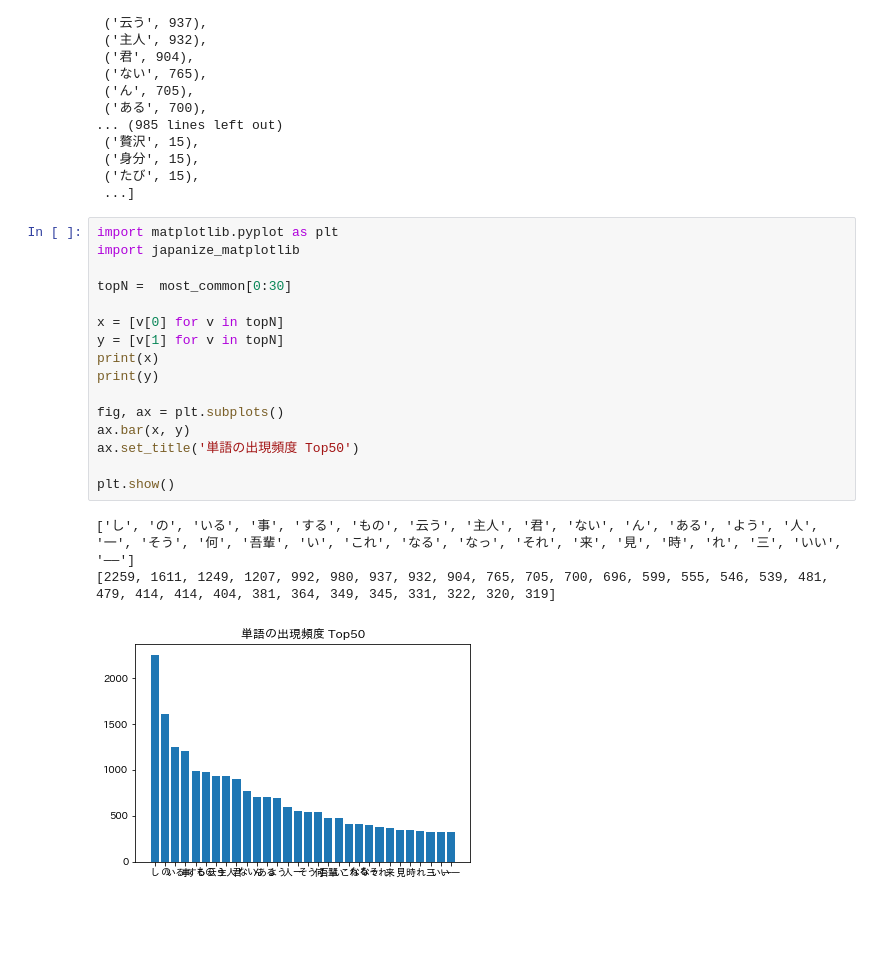
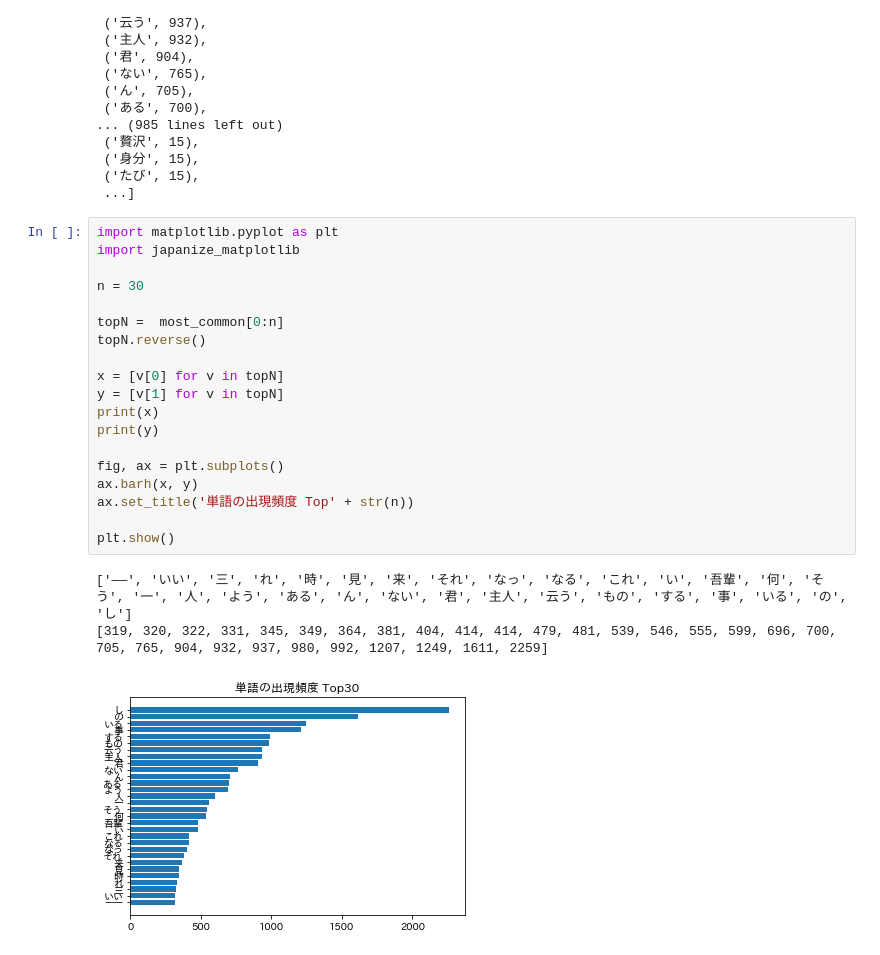
Before and after one commit to ingtk/nlp100, a Jupyter notebook: chapter4/chapter4.ipynb, the cells around one changed output. Cells and saved outputs as stored; diff of their text form; blank space fills up the shorter version.

```diff
--- a/chapter4/chapter4.ipynb
+++ b/chapter4/chapter4.ipynb
@@ -115,20 +115,23 @@ most_common
 # %%
 import matplotlib.pyplot as plt
 import japanize_matplotlib
 
-topN =  most_common[0:30]
+n = 30
+
+topN =  most_common[0:n]
+topN.reverse()
 
 x = [v[0] for v in topN]
 y = [v[1] for v in topN]
 print(x)
 print(y)
 
 fig, ax = plt.subplots()
-ax.bar(x, y)
-ax.set_title('単語の出現頻度 Top50')
+ax.barh(x, y)
+ax.set_title('単語の出現頻度 Top' + str(n))
 
 plt.show()
 # %% [output]
-['し', 'の', 'いる', '事', 'する', 'もの', '云う', '主人', '君', 'ない', 'ん', 'ある', 'よう', '人', '一', 'そう', '何', '吾輩', 'い', 'これ', 'なる', 'なっ', 'それ', '来', '見', '時', 'れ', '三', 'いい', '——']
-[2259, 1611, 1249, 1207, 992, 980, 937, 932, 904, 765, 705, 700, 696, 599, 555, 546, 539, 481, 479, 414, 414, 404, 381, 364, 349, 345, 331, 322, 320, 319]
+['——', 'いい', '三', 'れ', '時', '見', '来', 'それ', 'なっ', 'なる', 'これ', 'い', '吾輩', '何', 'そう', '一', '人', 'よう', 'ある', 'ん', 'ない', '君', '主人', '云う', 'もの', 'する', '事', 'いる', 'の', 'し']
+[319, 320, 322, 331, 345, 349, 364, 381, 404, 414, 414, 479, 481, 539, 546, 555, 599, 696, 700, 705, 765, 904, 932, 937, 980, 992, 1207, 1249, 1611, 2259]
-[figure, old version]
+[figure, new version]
```
